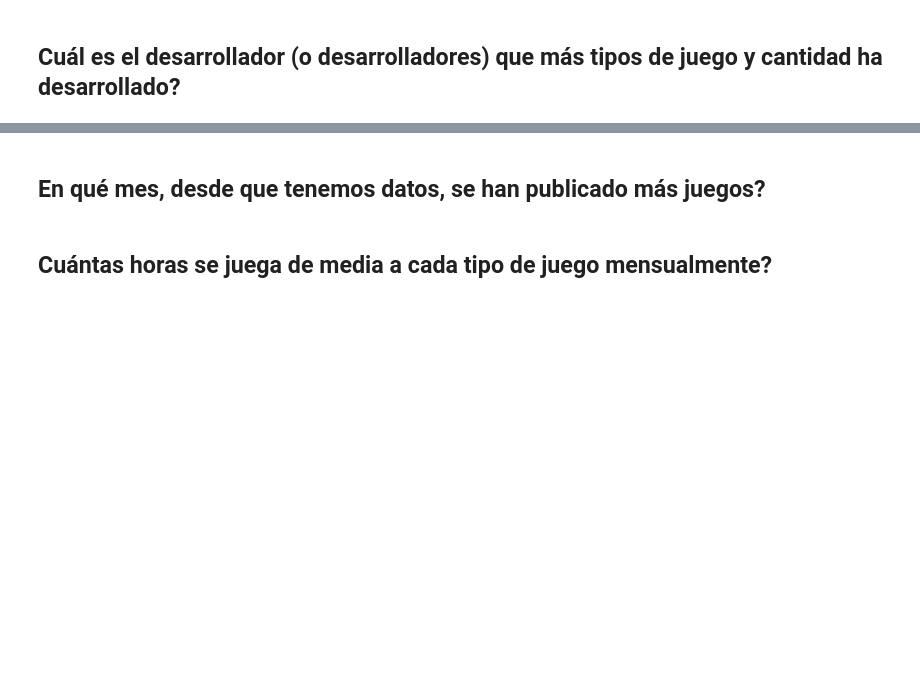
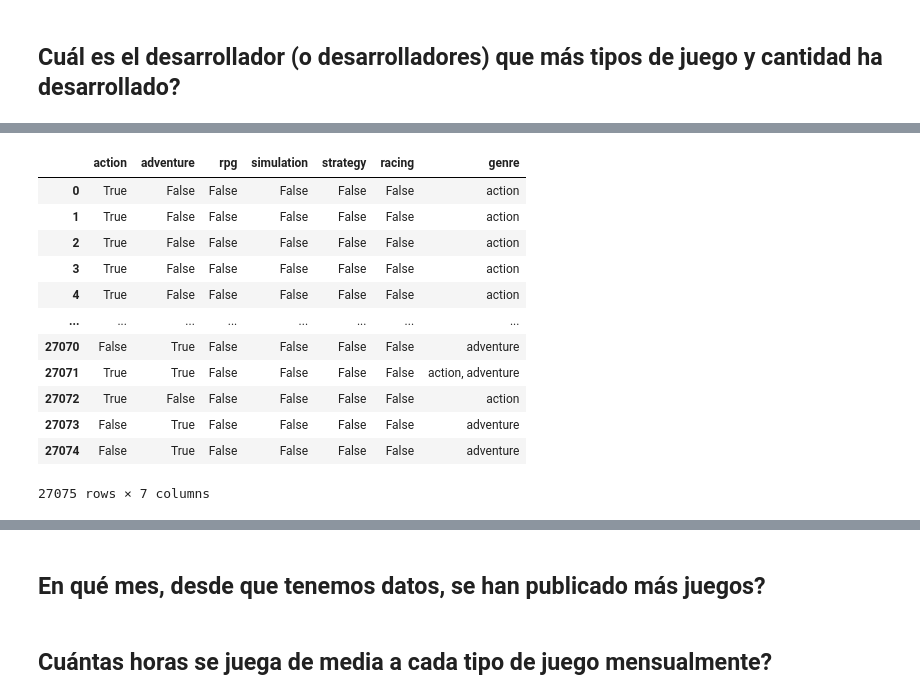
Before and after one commit to AlTesla/steam_EDA, a Jupyter notebook: steam_EDA_Alvaro_Corona.ipynb, the cells around one changed output, grey strips where cells are left out. Saved outputs shown, nothing was run; the diff lists cells and outputs as text; code cells hidden in the pictures; blank space fills up the shorter version.

```diff
--- a/steam_EDA_Alvaro_Corona.ipynb
+++ b/steam_EDA_Alvaro_Corona.ipynb
@@ -38,7 +38,7 @@ import seaborn as sns
 # %% [markdown]
 ### Conseguir path
 # %%
-path = "../Data/SteamDataset-220424-201858.zip"
+path = "Data/SteamDataset-220424-201858.zip"
 # %% [markdown]
 ### Descomprimir el archivo
 # %%
@@ -393,0 +442,23 @@ plt.show()
+# %%
+genre_list = ['action', 'adventure', 'rpg', 'simulation', 'strategy', 'racing']
+# %%
+genre_df = steam_df[genre_list].copy()
+# %%
+genre_df['genre'] = genre_df.apply(
+    lambda x: ', '.join(x.index[x]), axis=1)
+# %%
+genre_df
+# %% [output]
+|  | action | adventure | rpg | simulation | strategy | racing | genre |
+| 0 | True | False | False | False | False | False | action |
+| 1 | True | False | False | False | False | False | action |
+| 2 | True | False | False | False | False | False | action |
+| 3 | True | False | False | False | False | False | action |
+| 4 | True | False | False | False | False | False | action |
+| ... | ... | ... | ... | ... | ... | ... | ... |
+| 27070 | False | True | False | False | False | False | adventure |
+| 27071 | True | True | False | False | False | False | action, adventure |
+| 27072 | True | False | False | False | False | False | action |
+| 27073 | False | True | False | False | False | False | adventure |
+| 27074 | False | True | False | False | False | False | adventure |
+27075 rows × 7 columns
```
Also changed, not shown: parts of 18 cells of this notebook, 1 other file.
